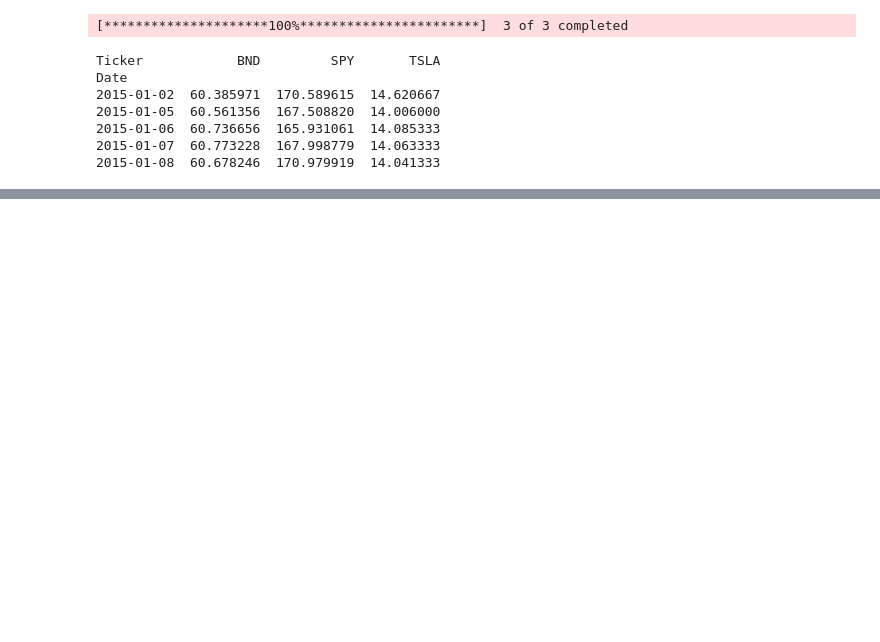
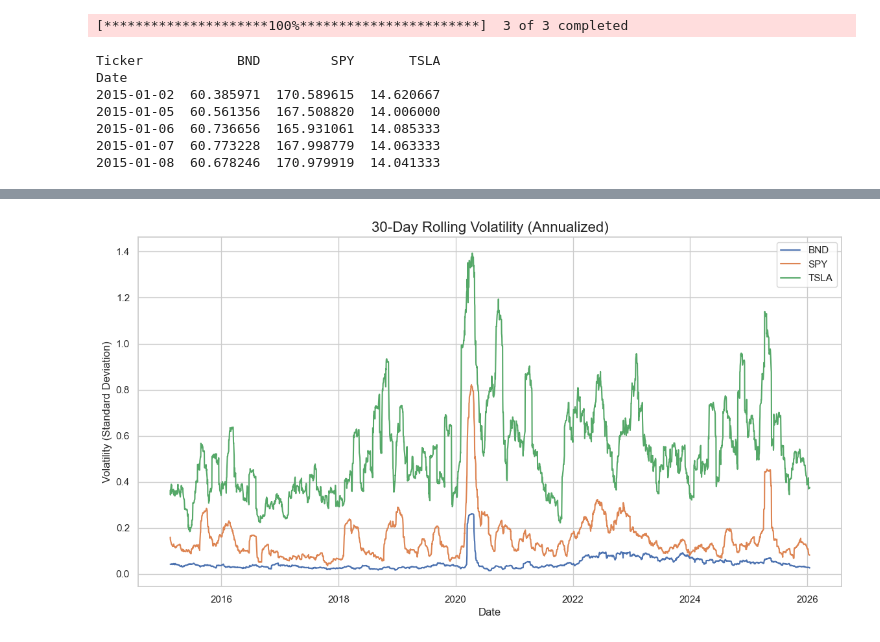
Before and after one commit to Hermi-101/nova-financial-news-analysis, a Jupyter notebook: notebooks/task_1_eda.ipynb, the cells around one changed output, grey strips where cells are left out. Cells and saved outputs as stored; diff of their text form; code cells hidden in the pictures; blank space fills up the shorter version.

```diff
--- a/notebooks/task_1_eda.ipynb
+++ b/notebooks/task_1_eda.ipynb
@@ -39,0 +80,17 @@ var_95 = returns.quantile(0.05)
+# %%
+plt.figure(figsize=(14, 7))
+
+# Calculate 30-day rolling standard deviation (annualized)
+# Multiply by sqrt(252) to convert daily volatility to annual volatility
+rolling_vol = returns.rolling(window=30).std() * (252**0.5)
+
+for ticker in rolling_vol.columns:
+    plt.plot(rolling_vol.index, rolling_vol[ticker], label=ticker)
+
+plt.title('30-Day Rolling Volatility (Annualized)', fontsize=16)
+plt.xlabel('Date')
+plt.ylabel('Volatility (Standard Deviation)')
+plt.legend()
+plt.show()
+# %% [output]
+[figure, added]
```
Also changed, not shown: parts of 3 cells of this notebook.
